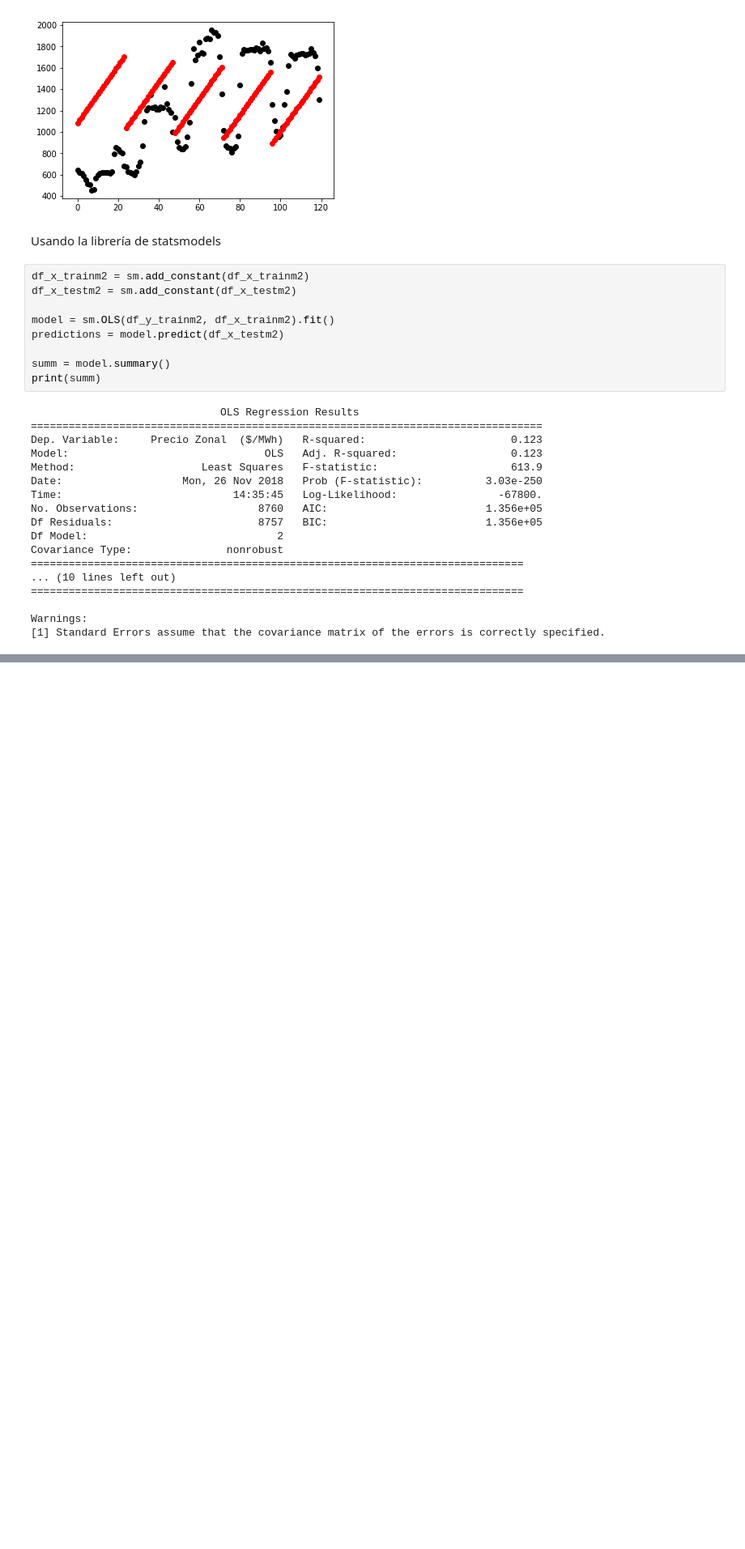
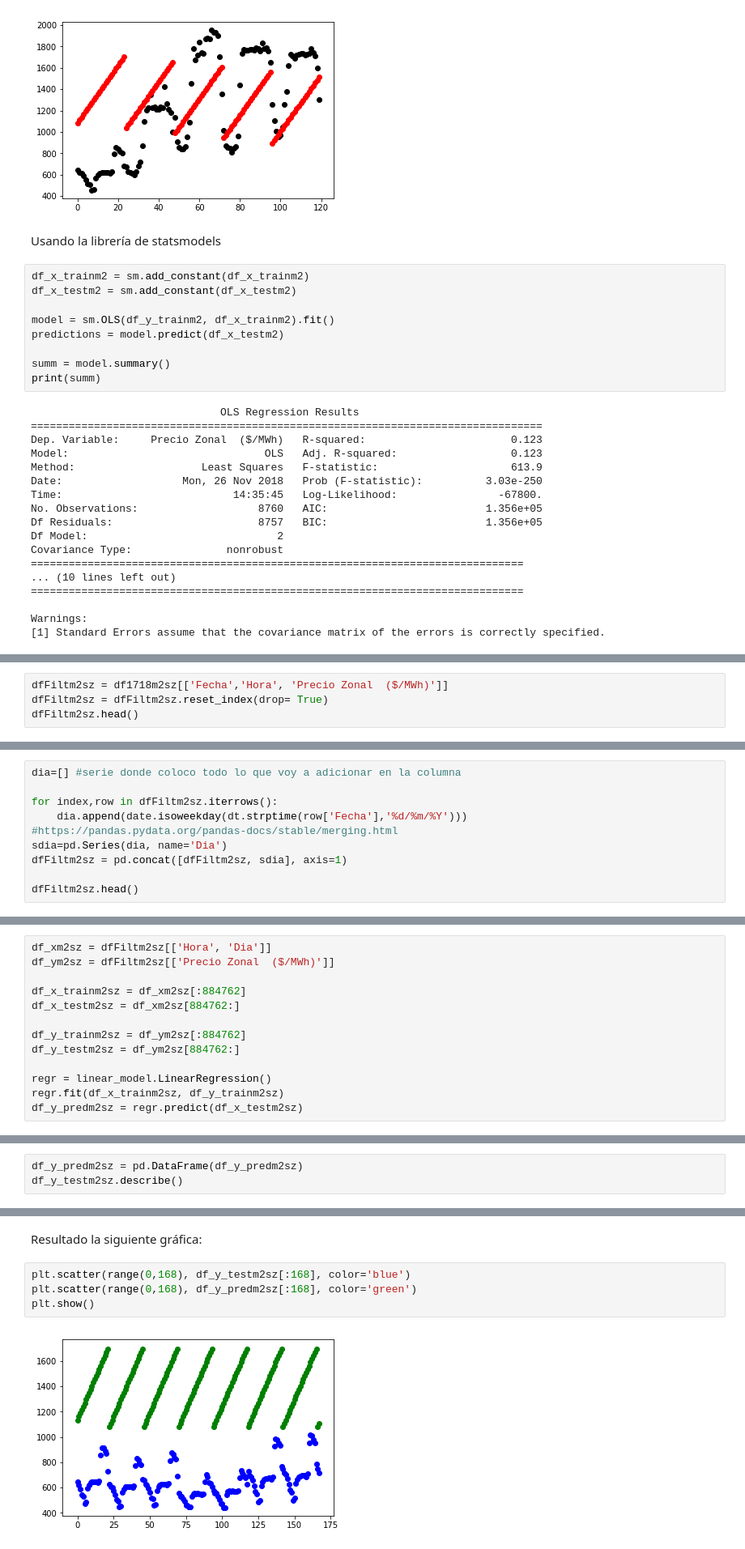
Before and after one commit to HomerMadriz/EnergyPred, a Jupyter notebook: Proyecto Avanzada.ipynb, the cells around one changed output, grey strips where cells are left out. Shown at 81% size. Drawn from its saved outputs; the diff is of its cells as text; blank space fills up the shorter version.

Commit message:
Regresión Multilineal (Hora y Día) sin Zona

```diff
--- a/Proyecto Avanzada.ipynb
+++ b/Proyecto Avanzada.ipynb
@@ -315,0 +330,4 @@ Warnings:
+# %%
+dfFiltm2sz = df1718m2sz[['Fecha','Hora', 'Precio Zonal  ($/MWh)']]
+dfFiltm2sz = dfFiltm2sz.reset_index(drop= True)
+dfFiltm2sz.head()
@@ -315,0 +343,10 @@ Warnings:
+# %%
+dia=[] #serie donde coloco todo lo que voy a adicionar en la columna
+
+for index,row in dfFiltm2sz.iterrows():
+    dia.append(date.isoweekday(dt.strptime(row['Fecha'],'%d/%m/%Y')))
+#https://pandas.pydata.org/pandas-docs/stable/merging.html
+sdia=pd.Series(dia, name='Dia')
+dfFiltm2sz = pd.concat([dfFiltm2sz, sdia], axis=1)
+
+dfFiltm2sz.head()
@@ -315,0 +362,13 @@ Warnings:
+# %%
+df_xm2sz = dfFiltm2sz[['Hora', 'Dia']]
+df_ym2sz = dfFiltm2sz[['Precio Zonal  ($/MWh)']]
+
+df_x_trainm2sz = df_xm2sz[:884762]
+df_x_testm2sz = df_xm2sz[884762:]
+
+df_y_trainm2sz = df_ym2sz[:884762]
+df_y_testm2sz = df_ym2sz[884762:]
+
+regr = linear_model.LinearRegression()
+regr.fit(df_x_trainm2sz, df_y_trainm2sz)
+df_y_predm2sz = regr.predict(df_x_testm2sz)
@@ -315,0 +394,3 @@ Warnings:
+# %%
+df_y_predm2sz = pd.DataFrame(df_y_predm2sz)
+df_y_testm2sz.describe()
@@ -315,0 +421,8 @@ Warnings:
+# %% [markdown]
+Resultado la siguiente gráfica:
+# %%
+plt.scatter(range(0,168), df_y_testm2sz[:168], color='blue')
+plt.scatter(range(0,168), df_y_predm2sz[:168], color='green')
+plt.show()
+# %% [output]
+[figure, added]
```
Also changed, not shown: parts of 18 cells of this notebook.
